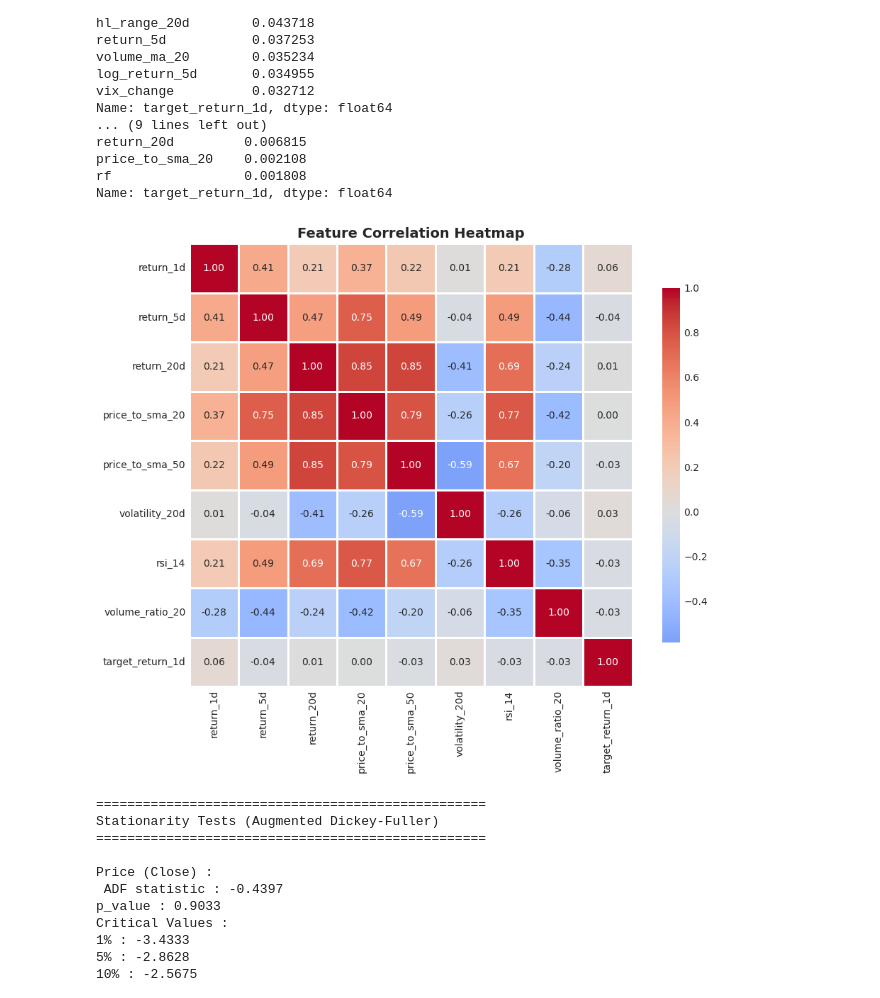
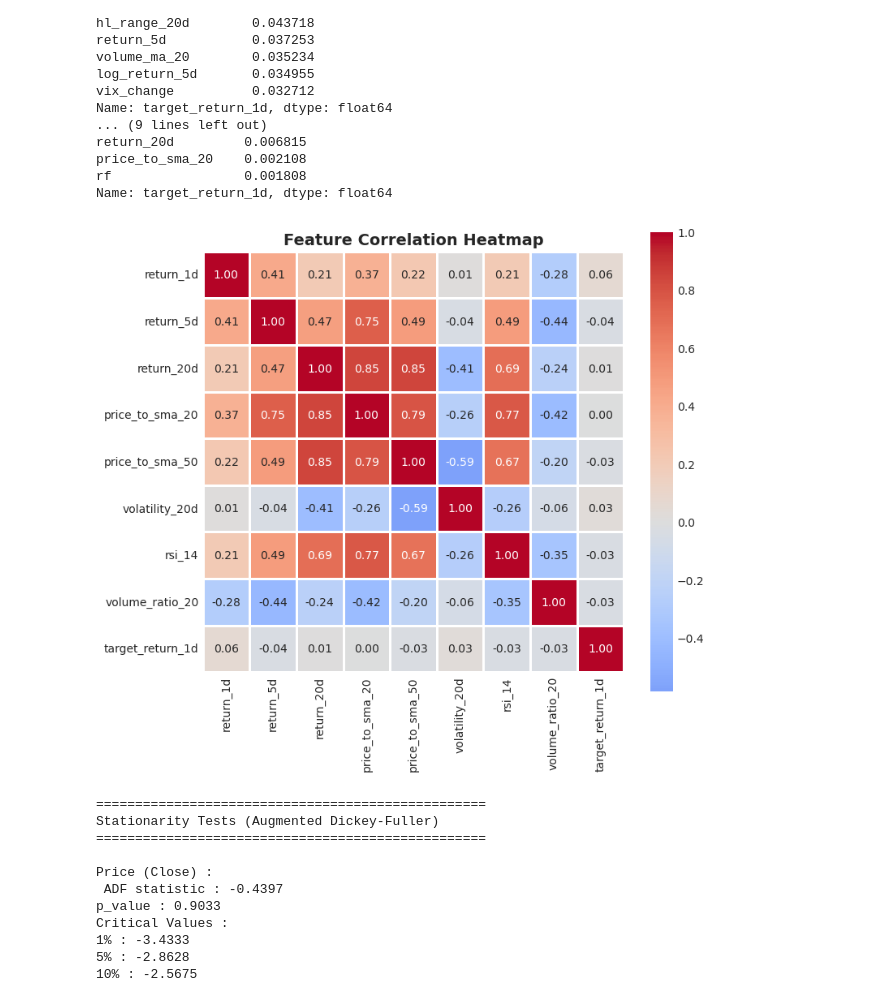
Before and after one commit to Nathchab/Multi-Indicator-Machine-Learning-Trading-Strategy, a Jupyter notebook: examples/01_exploratory_data_analysis.ipynb, the cells around one changed output. Cells and saved outputs as stored; diff of their text form; code cells hidden in the pictures.

```diff
--- a/examples/01_exploratory_data_analysis.ipynb
+++ b/examples/01_exploratory_data_analysis.ipynb
@@ -257,13 +257,13 @@ Name: target_return_1d, dtype: float64
 # %%
 key_features_heatmap = ["return_1d", "return_5d", "return_20d", "price_to_sma_20", "price_to_sma_50", "volatility_20d", "rsi_14", "volume_ratio_20", "target_return_1d"]
 corr_matrix = features_df[key_features_heatmap].corr()
-plt.figure(figsize=(10, 8))
+plt.figure(figsize=(8, 8))
 sns.heatmap(corr_matrix, annot=True, fmt=".2f", cmap="coolwarm", center=0, square=True, linewidths=1, cbar_kws={"shrink": 0.8})
 plt.title("Feature Correlation Heatmap", fontsize=14, fontweight='bold')
 plt.tight_layout()
 plt.show()
 # %% [output]
-[figure, old version]
+[figure, new version]
 # %%
 from statsmodels.tsa.stattools import adfuller
 
```
Also changed, not shown: parts of 1 cell of this notebook, 6 other files.
